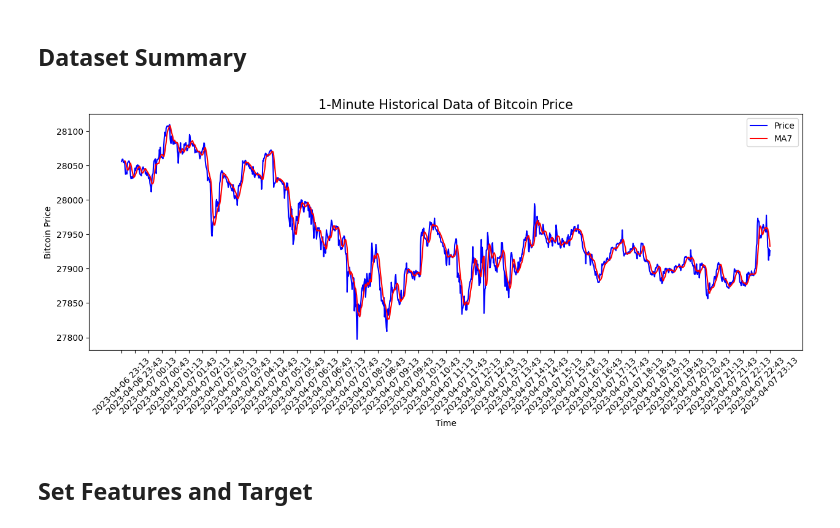
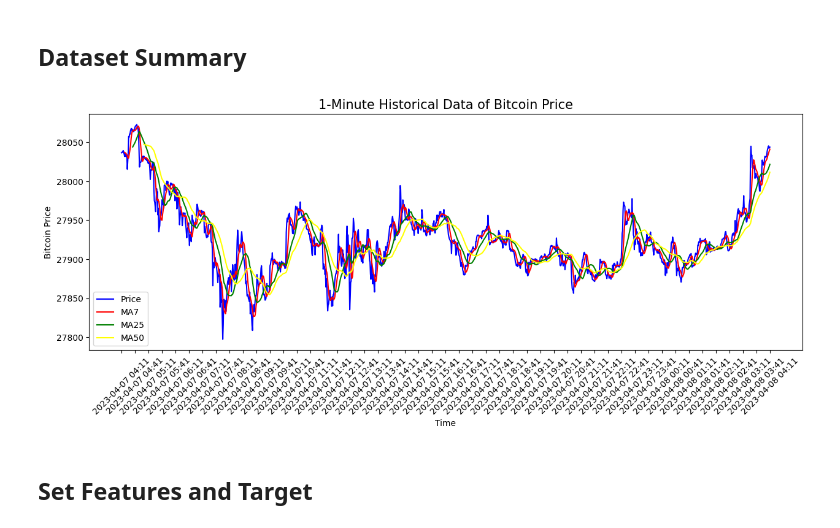
Before and after one commit to mangotree0867/ML_36500, a Jupyter notebook: model/model_002.ipynb, the cells around one changed output. Cells and saved outputs as stored; diff of their text form; code cells hidden in the pictures.

```diff
--- a/model/model_002.ipynb
+++ b/model/model_002.ipynb
@@ -9,7 +9,7 @@ from keras.layers import LSTM, Dense, Dropout
 # %% [markdown]
 ## Load Dataset
 # %%
-df = pd.read_csv("../DataSets/bitcoin_prices.csv")
+df = pd.read_csv("../DataSets/bitcoin_prices2.csv")
 df['timestamp'] = pd.to_datetime(df['timestamp'], unit='s')
 df_chart = df.copy()
 df
@@ -32,22 +32,24 @@ df
 # %%
 df_chart['timestamp'] = pd.to_datetime(df_chart['timestamp'])
 df_chart.set_index('timestamp', inplace=True)
 
 plt.figure(figsize=(15,5))
 plt.plot(df_chart.index, df_chart['price'], color='blue', label='Price')
-plt.plot(df_chart.index, df_chart['MA7'], color='red', label='MA7')  # Add the moving average line
+plt.plot(df_chart.index, df_chart['MA7'], color='red', label='MA7')
+plt.plot(df_chart.index, df_chart['MA25'], color='green', label='MA25')
+plt.plot(df_chart.index, df_chart['MA50'], color='yellow', label='MA50')
 plt.title('1-Minute Historical Data of Bitcoin Price', fontsize=15)
 plt.ylabel('Bitcoin Price')
 plt.xlabel('Time')
 plt.legend()
 
 tick_values = pd.date_range(start=df_chart.index[0], end=df_chart.index[-1], freq='30T')
 tick_labels = [date.strftime('%Y-%m-%d %H:%M') for date in tick_values]
 plt.xticks(tick_values, tick_labels, rotation=45)
 
 plt.show()
 # %% [output]
-[figure, old version]
+[figure, new version]
 # %% [markdown]
 ## Set Features and Target
 # %%
```
Also changed, not shown: parts of 4 cells of this notebook.
